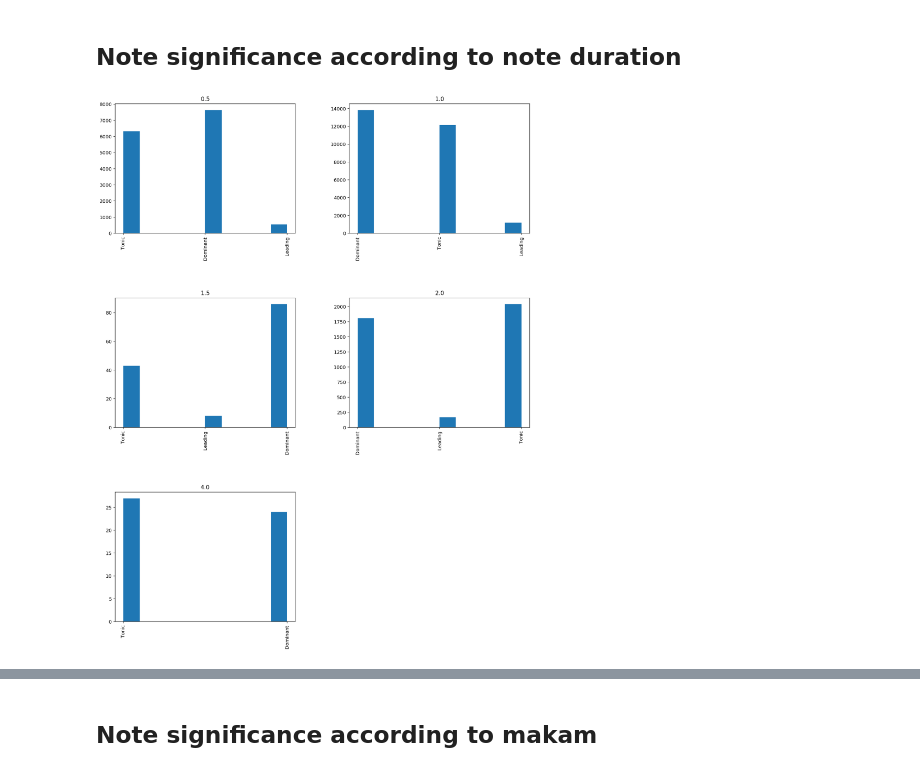
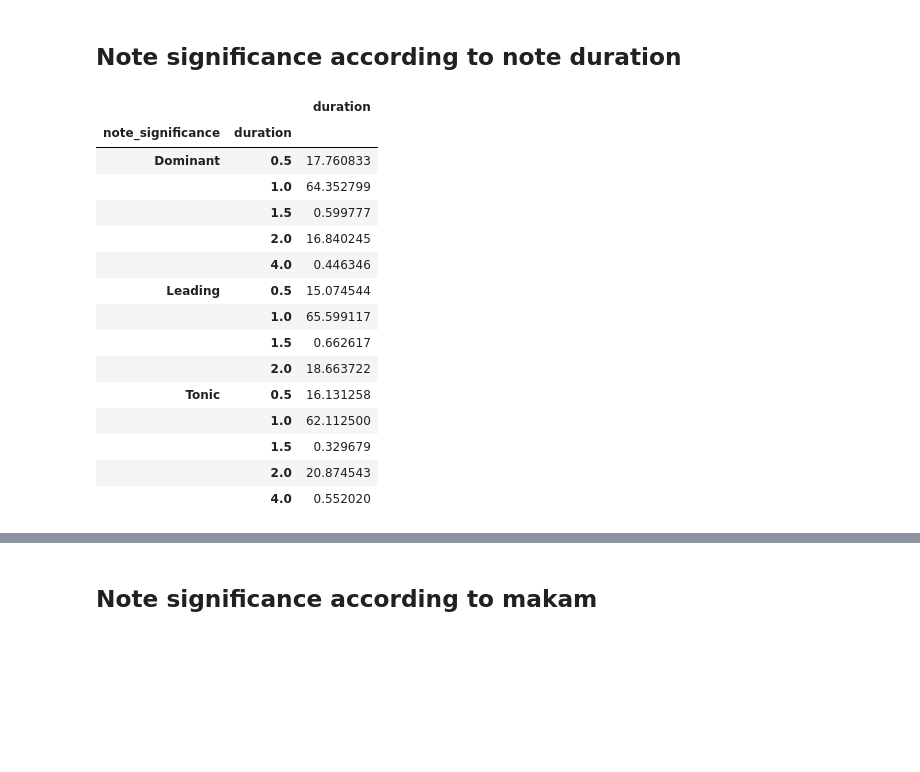
Before and after one commit to migperfer/AMPL-UPF-MSC, a Jupyter notebook: Check usuls_makams.ipynb, the cells around one changed output, grey strips where cells are left out. Saved outputs shown, nothing was run; the diff lists cells and outputs as text; code cells hidden in the pictures; blank space fills up the shorter version.

```diff
--- a/Check usuls_makams.ipynb
+++ b/Check usuls_makams.ipynb
@@ -334,9 +347,22 @@ plt.show()
 # %% [markdown]
 ## Note significance according to note duration
-# %%
-fig = plt.figure(figsize = (15,20))
-ax = fig.gca()
-frame['note_significance'].hist(by=frame['duration'], ax=ax)
-plt.show()
-# %% [output]
-[figure, removed]
+# %%
+d1 = frame.groupby(['note_significance', 'duration']).agg({'duration': 'sum'})
+d1.groupby(level=0).apply(lambda x: 100 * x / float(x.sum()))
+# %% [output]
+|  |  | duration |
+| note_significance | duration |  |
+| Dominant | 0.5 | 17.760833 |
+|  | 1.0 | 64.352799 |
+|  | 1.5 | 0.599777 |
+|  | 2.0 | 16.840245 |
+|  | 4.0 | 0.446346 |
+| Leading | 0.5 | 15.074544 |
+|  | 1.0 | 65.599117 |
+|  | 1.5 | 0.662617 |
+|  | 2.0 | 18.663722 |
+| Tonic | 0.5 | 16.131258 |
+|  | 1.0 | 62.112500 |
+|  | 1.5 | 0.329679 |
+|  | 2.0 | 20.874543 |
+|  | 4.0 | 0.552020 |
```
Also changed, not shown: parts of 9 cells of this notebook.
